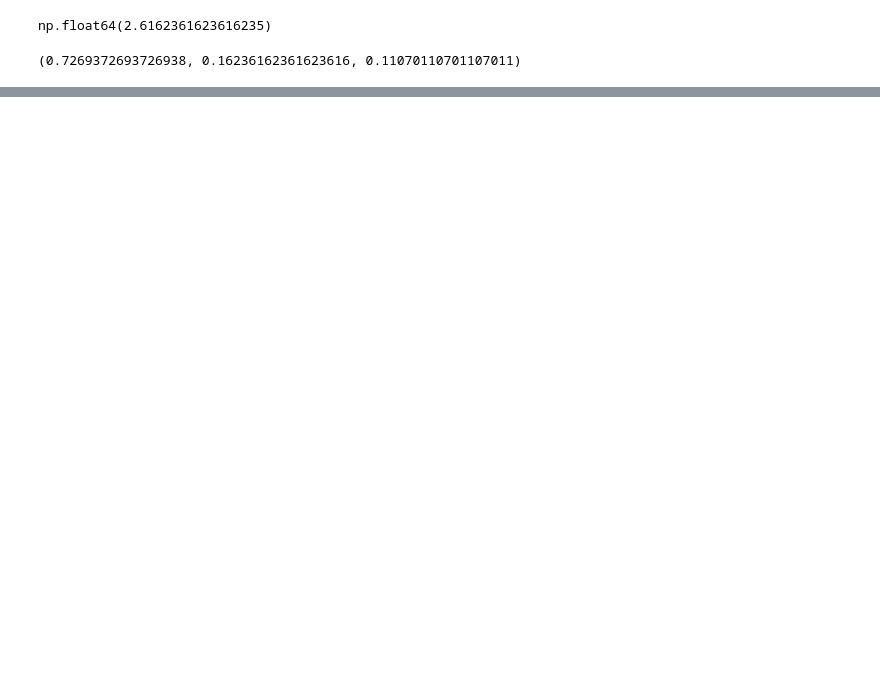
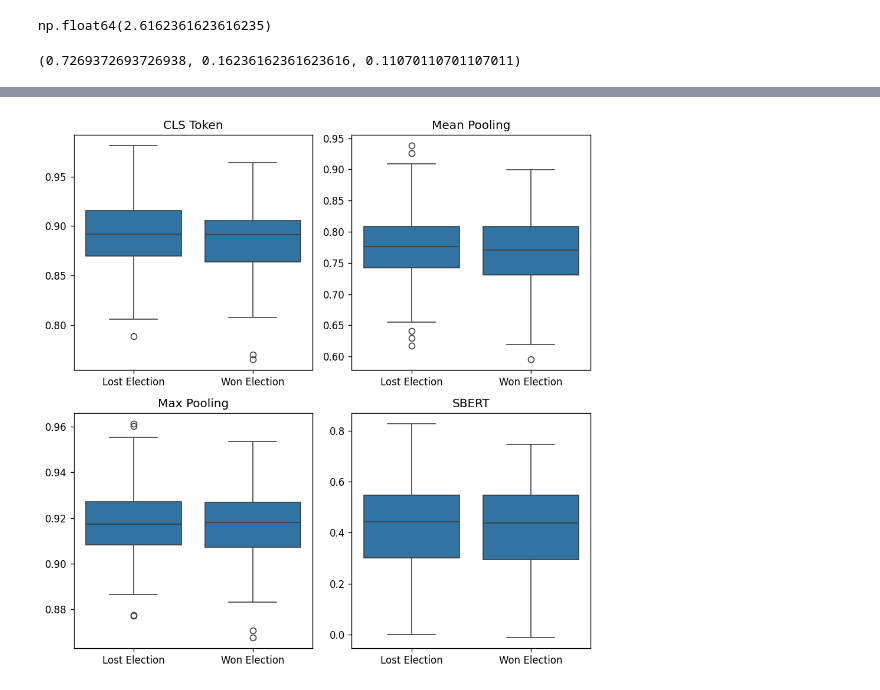
Before and after one commit to ngruenefeld/qud-for-us-presidential-debates, a Jupyter notebook: us_debates_metrics.ipynb, the cells around one changed output, grey strips where cells are left out. Saved outputs shown, nothing was run; the diff lists cells and outputs as text; code cells hidden in the pictures; blank space fills up the shorter version.

```diff
--- a/us_debates_metrics.ipynb
+++ b/us_debates_metrics.ipynb
@@ -359,0 +458,29 @@ plt.savefig(f"figures/similarity_by_fit_bar.png", transparent=True)
+# %%
+fig, axs = plt.subplots(2, 2, figsize=(8, 8))
+
+sns.boxplot(
+    data=df_filtered, x="winner", y="similarity_cls", ax=axs[0, 0]
+).set_title("CLS Token")
+sns.boxplot(
+    data=df_filtered, x="winner", y="similarity_mean", ax=axs[0, 1]
+).set_title("Mean Pooling")
+sns.boxplot(
+    data=df_filtered, x="winner", y="similarity_max", ax=axs[1, 0]
+).set_title("Max Pooling")
+sns.boxplot(
+    data=df_filtered, x="winner", y="similarity_sbert", ax=axs[1, 1]
+).set_title("SBERT")
+
+for ax in axs:
+    for a in ax:
+        a.set_xlabel(None)
+        a.set_ylabel(None)
+        a.set_xticklabels(["Lost Election", "Won Election"])
+
+# fig.suptitle('Embedding Similarity')
+fig.tight_layout()
+
+os.makedirs(f"figures/", exist_ok=True)
+plt.savefig(f"figures/similarity_by_win_bar.png", transparent=True)
+# %% [output]
+[figure, added]
```
Also changed, not shown: parts of 21 cells of this notebook, 24 other files.
